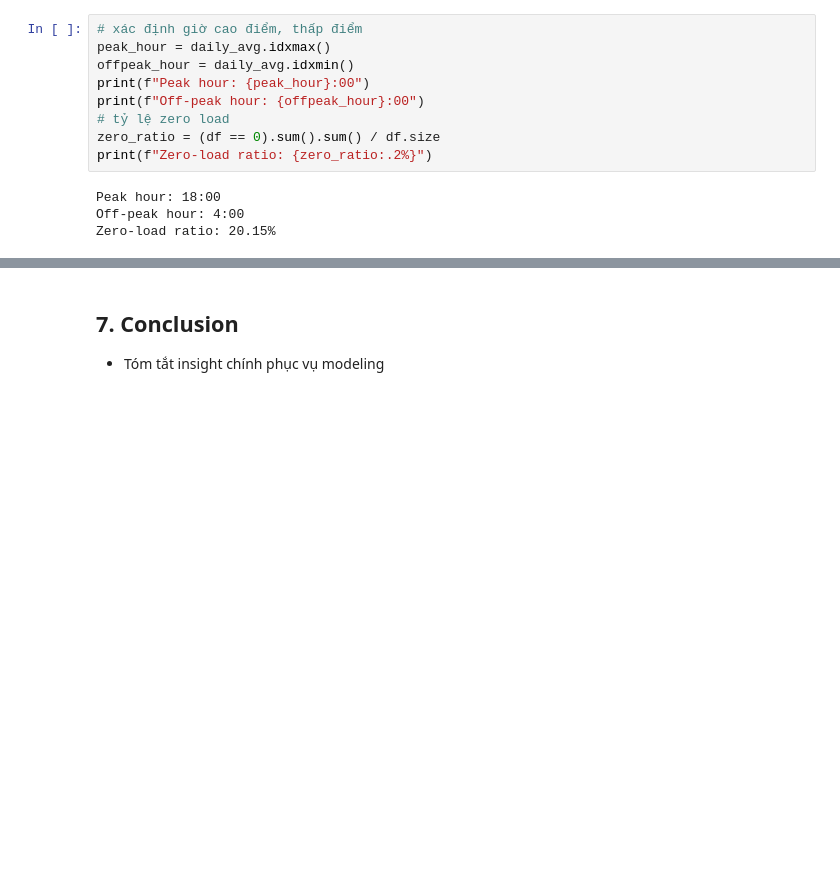
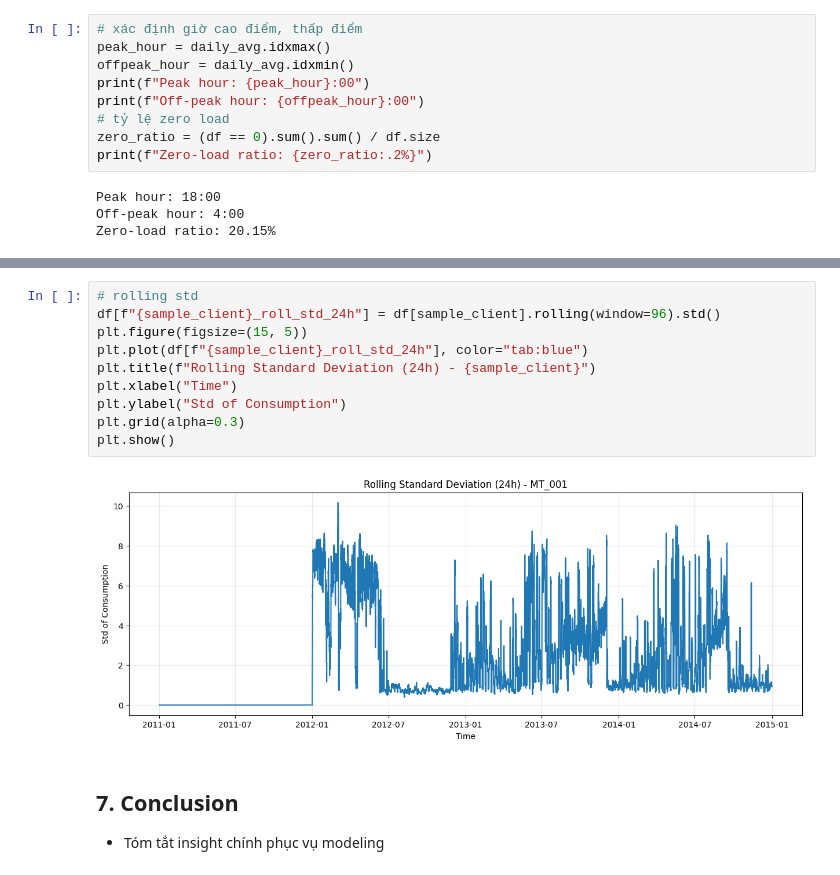
Before and after one commit to Dai-Nguyen1506/Electricity-Load-Diagrams, a Jupyter notebook: notebooks/02_eda.ipynb, the cells around one changed output, grey strips where cells are left out. Cells and saved outputs as stored; diff of their text form; blank space fills up the shorter version.

```diff
--- a/notebooks/02_eda.ipynb
+++ b/notebooks/02_eda.ipynb
@@ -187,3 +208,15 @@ Zero-load ratio: 20.15%
+# %%
+# rolling std
+df[f"{sample_client}_roll_std_24h"] = df[sample_client].rolling(window=96).std()
+plt.figure(figsize=(15, 5))
+plt.plot(df[f"{sample_client}_roll_std_24h"], color="tab:blue")
+plt.title(f"Rolling Standard Deviation (24h) - {sample_client}")
+plt.xlabel("Time")
+plt.ylabel("Std of Consumption")
+plt.grid(alpha=0.3)
+plt.show()
+# %% [output]
+[figure, added]
 # %% [markdown]
 ## 7. Conclusion
 - Tóm tắt insight chính phục vụ modeling
```
Also changed, not shown: parts of 3 cells of this notebook.
